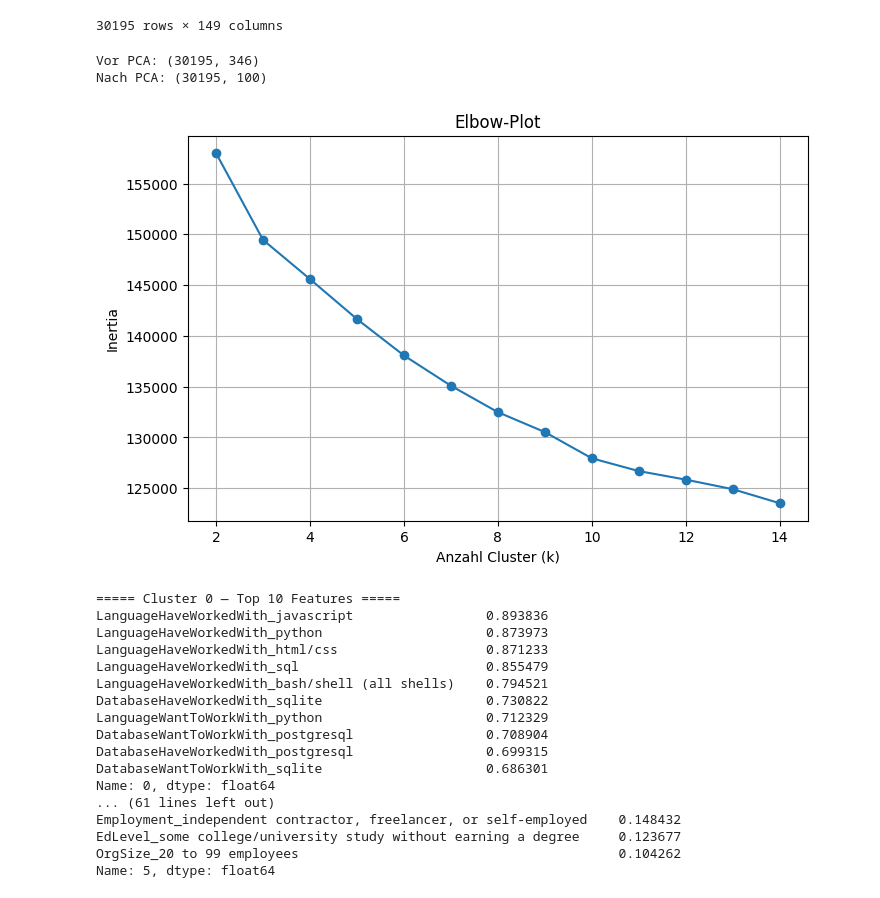
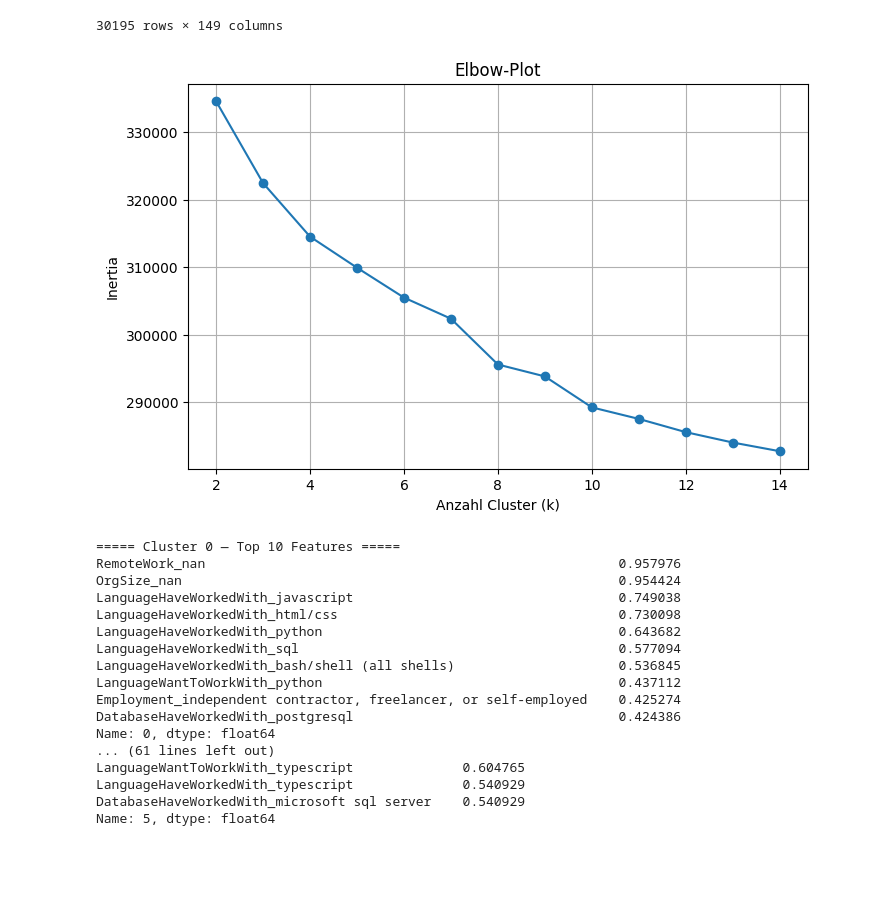
Before and after one commit to Moritz148/data-analytics-project, a Jupyter notebook: Mindestanforderungen5_Denny.ipynb, the cells around one changed output. Cells and saved outputs as stored; diff of their text form; code cells hidden in the pictures; blank space fills up the shorter version.

Commit message:
CLustering auf Textspalten angewandt

```diff
--- a/Mindestanforderungen5_Denny.ipynb
+++ b/Mindestanforderungen5_Denny.ipynb
@@ -185,11 +185,11 @@ expanded_df = pd.get_dummies(expanded_df, columns=[c for c in categorical_column
 
 # 6. Feature-Matrix
 X = expanded_df.fillna(0)
-pca = PCA(n_components=0.90)  # 90% der Varianz behalten
-X_reduced = pca.fit_transform(X)
-
-print("Vor PCA:", X.shape)
-print("Nach PCA:", X_reduced.shape)
+# pca = PCA(n_components=0.90)  # 90% der Varianz behalten
+# X_reduced = pca.fit_transform(X)
+#
+# print("Vor PCA:", X.shape)
+# print("Nach PCA:", X_reduced.shape)
 
 # 7. Elbow: inertias berechnen
 Ks = range(2, 15)
@@ -205,7 +205,7 @@ for k in Ks:
         batch_size=2048,
         random_state=42
     )
-    km.fit(X_sample)
+    km.fit(X)
     inertias.append(km.inertia_)
 
 # 8. Plot
@@ -215,51 +215,49 @@ plt.xlabel("Anzahl Cluster (k)")
 plt.ylabel("Inertia")
 plt.title("Elbow-Plot")
 plt.grid(True)
 plt.show()
 
 # 9. Wähle best_k per Plot und berechne finale Labels
 best_k = 6  # <- durch Plot bestimmen
 kmeans_final = MiniBatchKMeans(
     n_clusters=best_k,
     batch_size=2048,
     random_state=42
 )
-clusters = kmeans_final.fit_predict(X_reduced)
+clusters = kmeans_final.fit_predict(X)
 
 df["Cluster"] = clusters
 
 # ================================
 # 5. Ausgabe
 # ================================
 # print(df["Cluster"].value_counts())
 # for c in range(6):
 #     print(f"\n=== Cluster {c} ===")
 #     display(df[df["Cluster"] == c].head(5))
 
 top_n = 10
 cluster_profiles = expanded_df.groupby(df["Cluster"]).mean()
 cluster_profiles
 for c in sorted(df["Cluster"].unique()):
     print(f"\n===== Cluster {c} — Top {top_n} Features =====")
     print(cluster_profiles.loc[c].sort_values(ascending=False).head(top_n))
 # %% [output]
+[figure, new version]
-Vor PCA: (30195, 346)
-Nach PCA: (30195, 100)
+===== Cluster 0 — Top 10 Features =====
+RemoteWork_nan                                                     0.957976
+OrgSize_nan                                                        0.954424
+LanguageHaveWorkedWith_javascript                                  0.749038
+LanguageHaveWorkedWith_html/css                                    0.730098
+LanguageHaveWorkedWith_python                                      0.643682
+LanguageHaveWorkedWith_sql                                         0.577094
+LanguageHaveWorkedWith_bash/shell (all shells)                     0.536845
+LanguageWantToWorkWith_python                                      0.437112
+Employment_independent contractor, freelancer, or self-employed    0.425274
+DatabaseHaveWorkedWith_postgresql                                  0.424386
+Name: 0, dtype: float64
+... (61 lines left out)
+LanguageWantToWorkWith_typescript              0.604765
+LanguageHaveWorkedWith_typescript              0.540929
+DatabaseHaveWorkedWith_microsoft sql server    0.540929
+Name: 5, dtype: float64
-[figure, old version]
-===== Cluster 0 — Top 10 Features =====
-LanguageHaveWorkedWith_javascript                 0.893836
-LanguageHaveWorkedWith_python                     0.873973
-LanguageHaveWorkedWith_html/css                   0.871233
-LanguageHaveWorkedWith_sql                        0.855479
-LanguageHaveWorkedWith_bash/shell (all shells)    0.794521
-DatabaseHaveWorkedWith_sqlite                     0.730822
-LanguageWantToWorkWith_python                     0.712329
-DatabaseWantToWorkWith_postgresql                 0.708904
-DatabaseHaveWorkedWith_postgresql                 0.699315
-DatabaseWantToWorkWith_sqlite                     0.686301
-Name: 0, dtype: float64
-... (61 lines left out)
-Employment_independent contractor, freelancer, or self-employed    0.148432
-EdLevel_some college/university study without earning a degree     0.123677
-OrgSize_20 to 99 employees                                         0.104262
-Name: 5, dtype: float64
```
